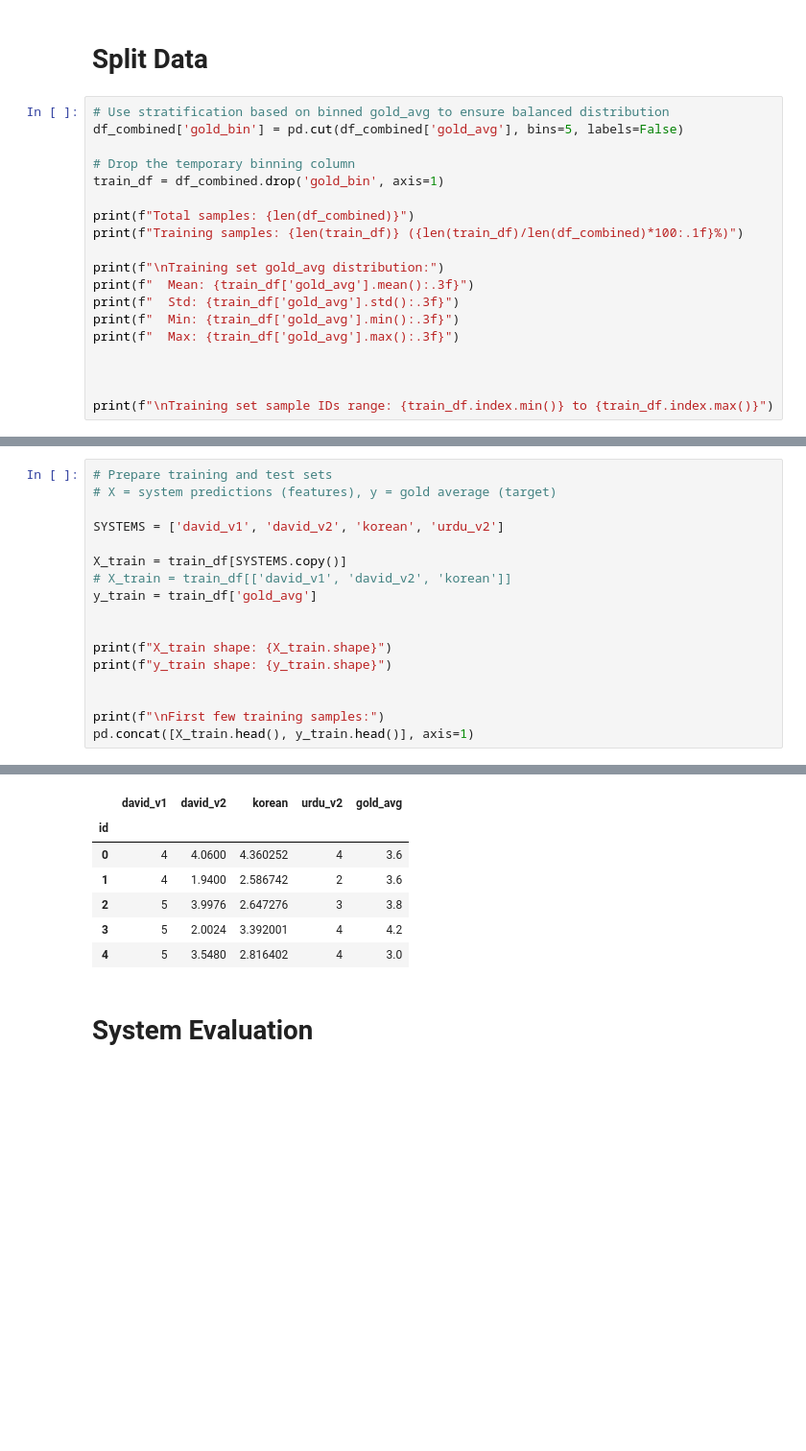
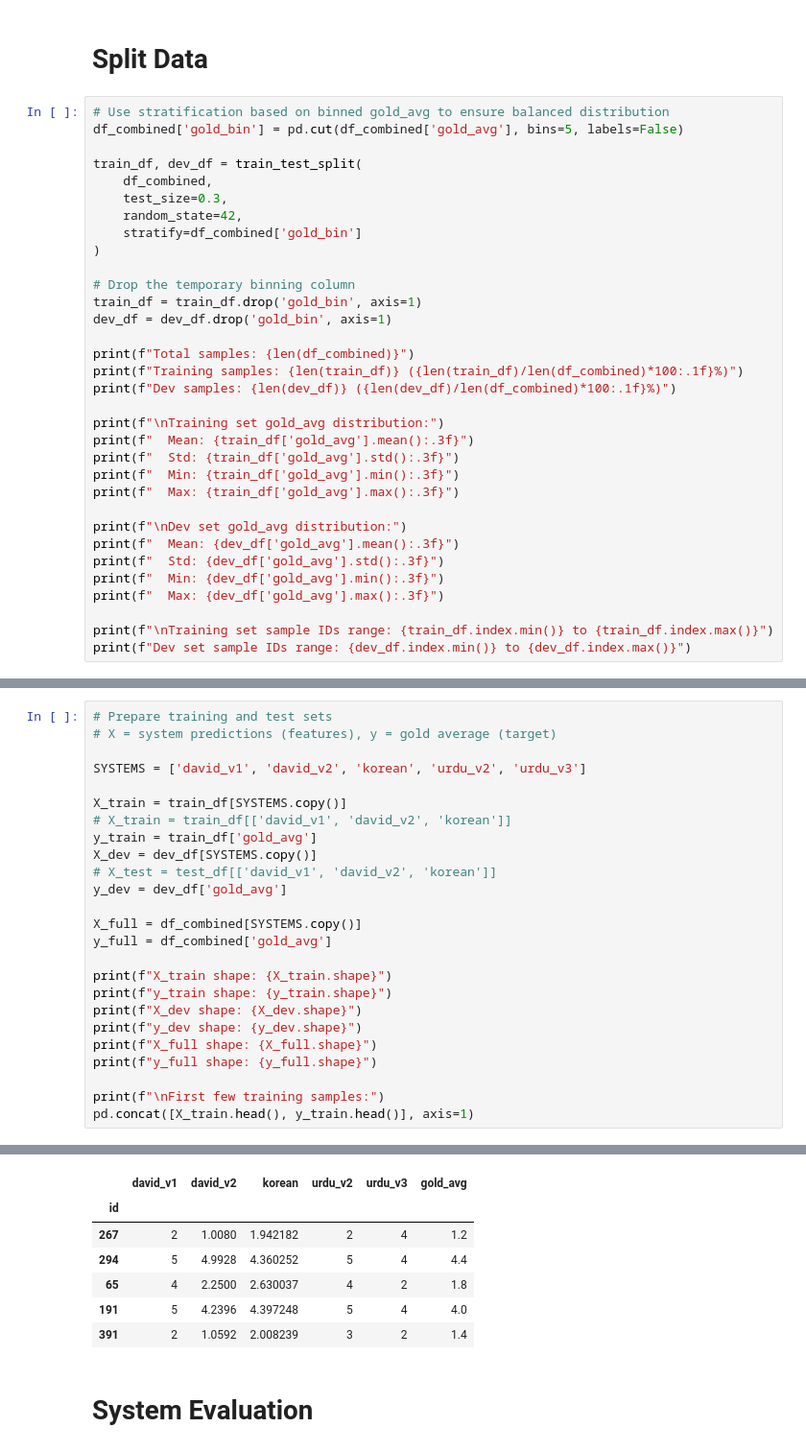
Before and after one commit to UAlberta-NLP/SemEval2026-WSP, a Jupyter notebook: ensemble/test.ipynb, the cells around one changed output, grey strips where cells are left out. Shown at 96% size. Cells and saved outputs as stored; diff of their text form; blank space fills up the shorter version.

Commit message:
changes to test.ipynb to allow tuning

```diff
--- a/ensemble/test.ipynb
+++ b/ensemble/test.ipynb
@@ -191,11 +195,20 @@ First 10 rows:
 # Use stratification based on binned gold_avg to ensure balanced distribution
 df_combined['gold_bin'] = pd.cut(df_combined['gold_avg'], bins=5, labels=False)
 
+train_df, dev_df = train_test_split(
+    df_combined,
+    test_size=0.3,
+    random_state=42,
+    stratify=df_combined['gold_bin']
+)
+
 # Drop the temporary binning column
-train_df = df_combined.drop('gold_bin', axis=1)
+train_df = train_df.drop('gold_bin', axis=1)
+dev_df = dev_df.drop('gold_bin', axis=1)
 
 print(f"Total samples: {len(df_combined)}")
 print(f"Training samples: {len(train_df)} ({len(train_df)/len(df_combined)*100:.1f}%)")
+print(f"Dev samples: {len(dev_df)} ({len(dev_df)/len(df_combined)*100:.1f}%)")
 
 print(f"\nTraining set gold_avg distribution:")
 print(f"  Mean: {train_df['gold_avg'].mean():.3f}")
@@ -203,8 +216,13 @@ print(f"  Std: {train_df['gold_avg'].std():.3f}")
 print(f"  Min: {train_df['gold_avg'].min():.3f}")
 print(f"  Max: {train_df['gold_avg'].max():.3f}")
 
-
+print(f"\nDev set gold_avg distribution:")
+print(f"  Mean: {dev_df['gold_avg'].mean():.3f}")
+print(f"  Std: {dev_df['gold_avg'].std():.3f}")
+print(f"  Min: {dev_df['gold_avg'].min():.3f}")
+print(f"  Max: {dev_df['gold_avg'].max():.3f}")
 
 print(f"\nTraining set sample IDs range: {train_df.index.min()} to {train_df.index.max()}")
+print(f"Dev set sample IDs range: {dev_df.index.min()} to {dev_df.index.max()}")
 # %% [output]
 Total samples: 588
@@ -221,16 +247,24 @@ Training set sample IDs range: 0 to 99
 # Prepare training and test sets
 # X = system predictions (features), y = gold average (target)
 
-SYSTEMS = ['david_v1', 'david_v2', 'korean', 'urdu_v2']
+SYSTEMS = ['david_v1', 'david_v2', 'korean', 'urdu_v2', 'urdu_v3']
 
 X_train = train_df[SYSTEMS.copy()]
 # X_train = train_df[['david_v1', 'david_v2', 'korean']]
 y_train = train_df['gold_avg']
+X_dev = dev_df[SYSTEMS.copy()]
+# X_test = test_df[['david_v1', 'david_v2', 'korean']]
+y_dev = dev_df['gold_avg']
 
+X_full = df_combined[SYSTEMS.copy()]
+y_full = df_combined['gold_avg']
 
 print(f"X_train shape: {X_train.shape}")
 print(f"y_train shape: {y_train.shape}")
-
+print(f"X_dev shape: {X_dev.shape}")
+print(f"y_dev shape: {y_dev.shape}")
+print(f"X_full shape: {X_full.shape}")
+print(f"y_full shape: {y_full.shape}")
 
 print(f"\nFirst few training samples:")
 pd.concat([X_train.head(), y_train.head()], axis=1)
@@ -240,12 +278,12 @@ y_train shape: (588,)
 
 First few training samples:
-|  | david_v1 | david_v2 | korean | urdu_v2 | gold_avg |
-| id |  |  |  |  |  |
-| 0 | 4 | 4.0600 | 4.360252 | 4 | 3.6 |
-| 1 | 4 | 1.9400 | 2.586742 | 2 | 3.6 |
-| 2 | 5 | 3.9976 | 2.647276 | 3 | 3.8 |
-| 3 | 5 | 2.0024 | 3.392001 | 4 | 4.2 |
-| 4 | 5 | 3.5480 | 2.816402 | 4 | 3.0 |
+|  | david_v1 | david_v2 | korean | urdu_v2 | urdu_v3 | gold_avg |
+| id |  |  |  |  |  |  |
+| 267 | 2 | 1.0080 | 1.942182 | 2 | 4 | 1.2 |
+| 294 | 5 | 4.9928 | 4.360252 | 5 | 4 | 4.4 |
+| 65 | 4 | 2.2500 | 2.630037 | 4 | 2 | 1.8 |
+| 191 | 5 | 4.2396 | 4.397248 | 5 | 4 | 4.0 |
+| 391 | 2 | 1.0592 | 2.008239 | 3 | 2 | 1.4 |
 # %% [markdown]
 # System Evaluation
 # %%
```
Also changed, not shown: parts of 11 cells of this notebook.
